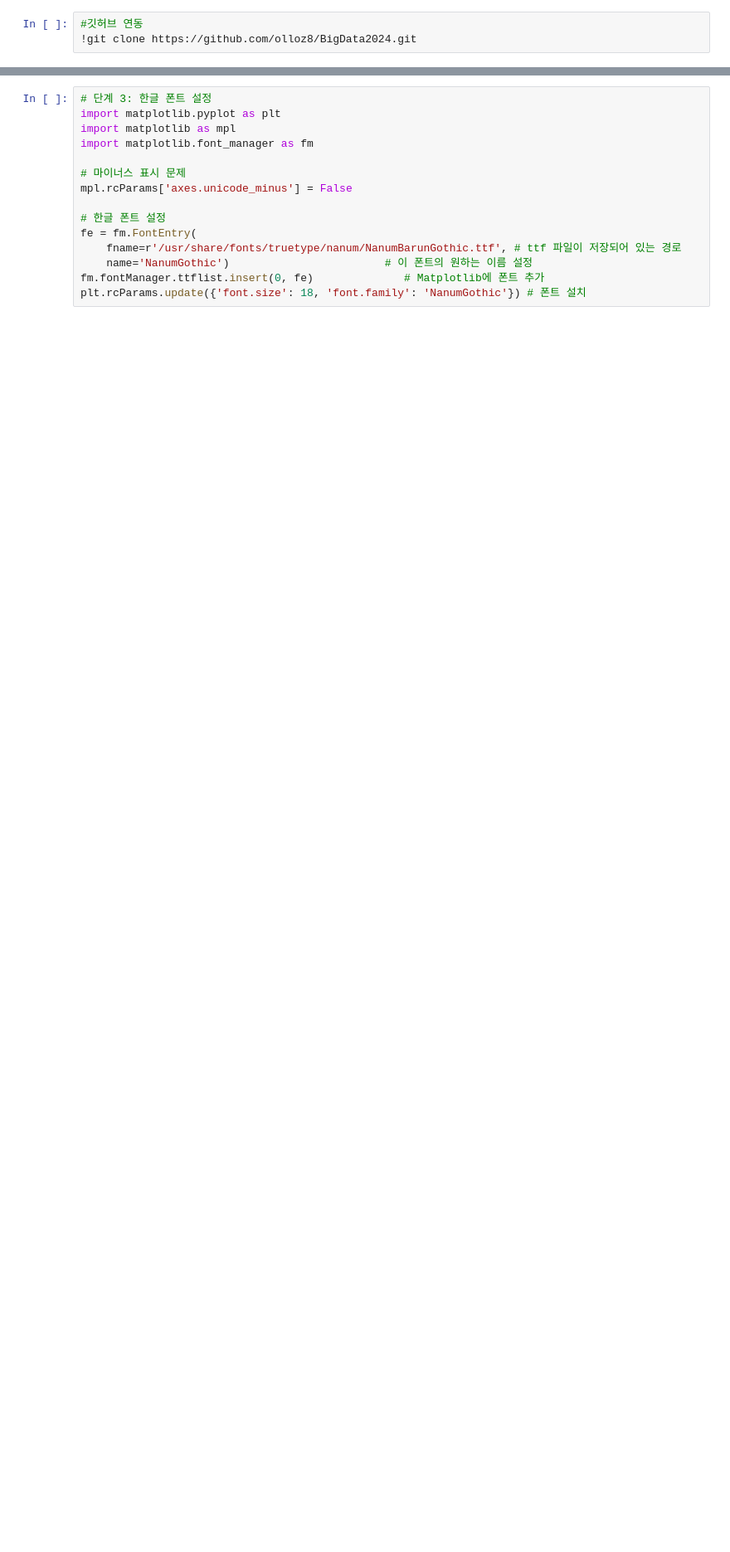
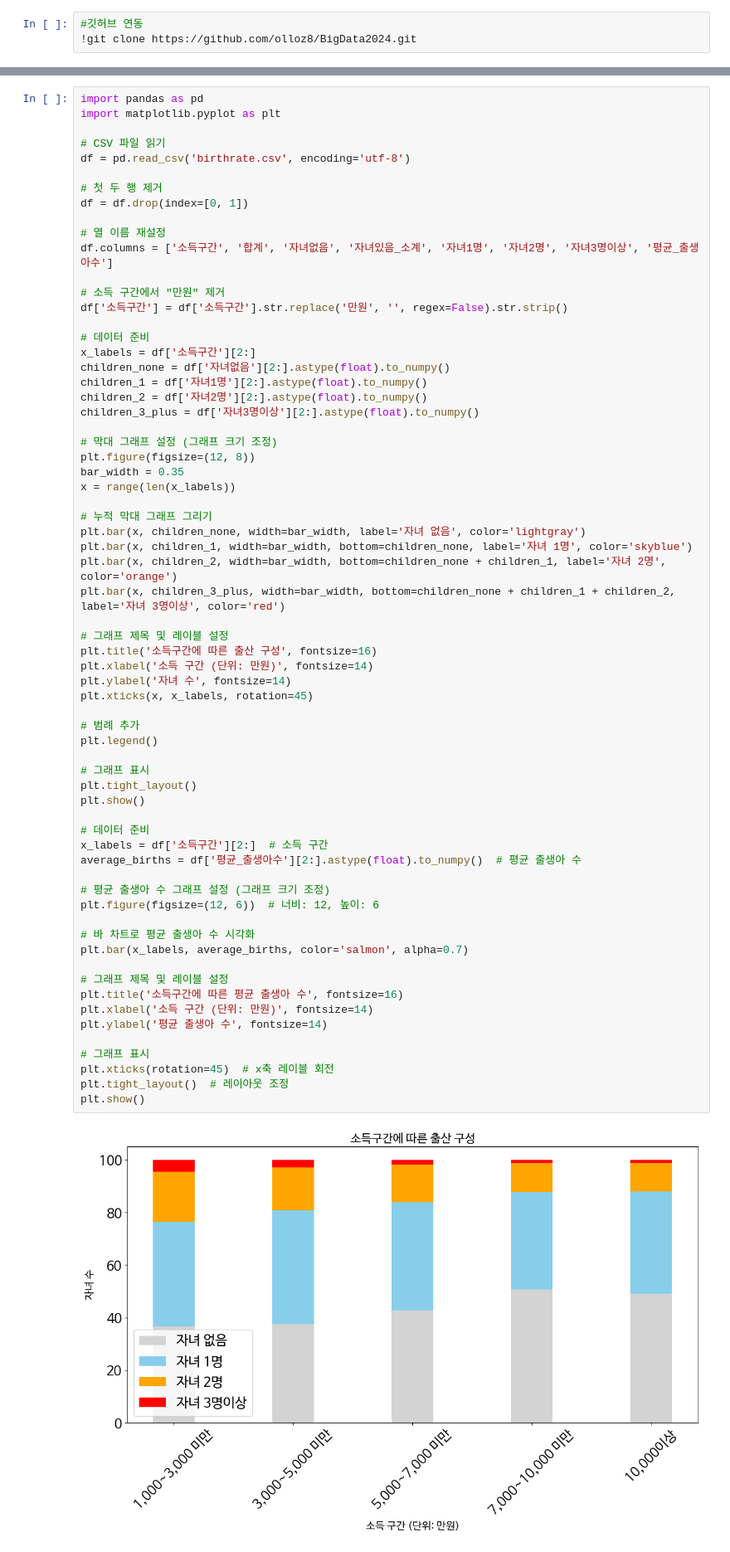
Before and after one commit to olloz8/BigData2024, a Jupyter notebook: Income_Group_Birth_Rate.ipynb, the cells around one changed output, grey strips where cells are left out. Shown at 83% size. Cells and saved outputs as stored; diff of their text form; blank space fills up the shorter version.

```diff
--- a/Income_Group_Birth_Rate.ipynb
+++ b/Income_Group_Birth_Rate.ipynb
@@ -74,15 +6,68 @@ os.kill(os.getpid(), 9)
-# %%
-# 단계 3: 한글 폰트 설정
-import matplotlib.pyplot as plt
-import matplotlib as mpl
-import matplotlib.font_manager as fm
-
-# 마이너스 표시 문제
-mpl.rcParams['axes.unicode_minus'] = False
-
-# 한글 폰트 설정
-fe = fm.FontEntry(
-    fname=r'/usr/share/fonts/truetype/nanum/NanumBarunGothic.ttf', # ttf 파일이 저장되어 있는 경로
-    name='NanumGothic')                        # 이 폰트의 원하는 이름 설정
-fm.fontManager.ttflist.insert(0, fe)              # Matplotlib에 폰트 추가
-plt.rcParams.update({'font.size': 18, 'font.family': 'NanumGothic'}) # 폰트 설치
+# %%
+import pandas as pd
+import matplotlib.pyplot as plt
+
+# CSV 파일 읽기
+df = pd.read_csv('birthrate.csv', encoding='utf-8')
+
+# 첫 두 행 제거
+df = df.drop(index=[0, 1])
+
+# 열 이름 재설정
+df.columns = ['소득구간', '합계', '자녀없음', '자녀있음_소계', '자녀1명', '자녀2명', '자녀3명이상', '평균_출생아수']
+
+# 소득 구간에서 "만원" 제거
+df['소득구간'] = df['소득구간'].str.replace('만원', '', regex=False).str.strip()
+
+# 데이터 준비
+x_labels = df['소득구간'][2:]
+children_none = df['자녀없음'][2:].astype(float).to_numpy()
+children_1 = df['자녀1명'][2:].astype(float).to_numpy()
+children_2 = df['자녀2명'][2:].astype(float).to_numpy()
+children_3_plus = df['자녀3명이상'][2:].astype(float).to_numpy()
+
+# 막대 그래프 설정 (그래프 크기 조정)
+plt.figure(figsize=(12, 8))
+bar_width = 0.35
+x = range(len(x_labels))
+
+# 누적 막대 그래프 그리기
+plt.bar(x, children_none, width=bar_width, label='자녀 없음', color='lightgray')
+plt.bar(x, children_1, width=bar_width, bottom=children_none, label='자녀 1명', color='skyblue')
+plt.bar(x, children_2, width=bar_width, bottom=children_none + children_1, label='자녀 2명', color='orange')
+plt.bar(x, children_3_plus, width=bar_width, bottom=children_none + children_1 + children_2, label='자녀 3명이상', color='red')
+
+# 그래프 제목 및 레이블 설정
+plt.title('소득구간에 따른 출산 구성', fontsize=16)
+plt.xlabel('소득 구간 (단위: 만원)', fontsize=14)
+plt.ylabel('자녀 수', fontsize=14)
+plt.xticks(x, x_labels, rotation=45)
+
+# 범례 추가
+plt.legend()
+
+# 그래프 표시
+plt.tight_layout()
+plt.show()
+
+# 데이터 준비
+x_labels = df['소득구간'][2:]  # 소득 구간
+average_births = df['평균_출생아수'][2:].astype(float).to_numpy()  # 평균 출생아 수
+
+# 평균 출생아 수 그래프 설정 (그래프 크기 조정)
+plt.figure(figsize=(12, 6))  # 너비: 12, 높이: 6
+
+# 바 차트로 평균 출생아 수 시각화
+plt.bar(x_labels, average_births, color='salmon', alpha=0.7)
+
+# 그래프 제목 및 레이블 설정
+plt.title('소득구간에 따른 평균 출생아 수', fontsize=16)
+plt.xlabel('소득 구간 (단위: 만원)', fontsize=14)
+plt.ylabel('평균 출생아 수', fontsize=14)
+
+# 그래프 표시
+plt.xticks(rotation=45)  # x축 레이블 회전
+plt.tight_layout()  # 레이아웃 조정
+plt.show()
+# %% [output]
+[figure, added]
```
Also changed, not shown: parts of 4 cells of this notebook.
